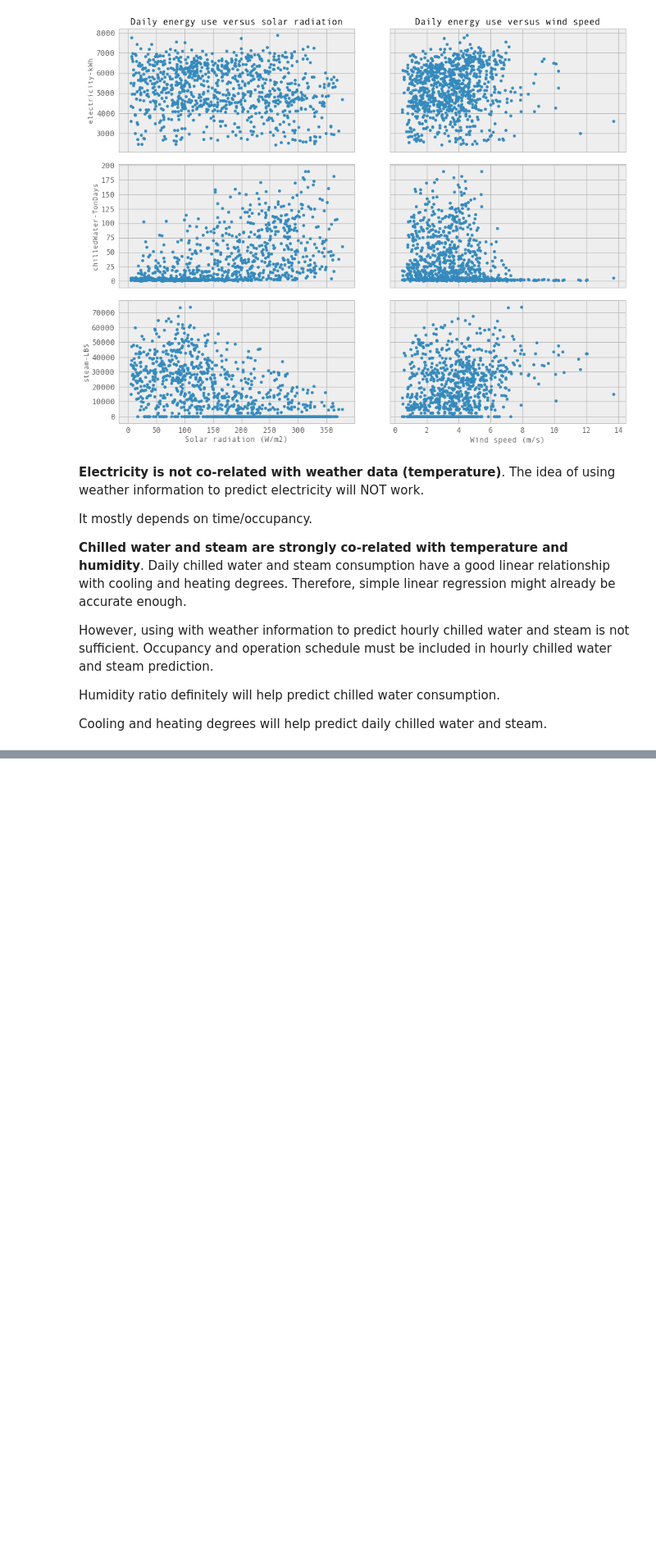
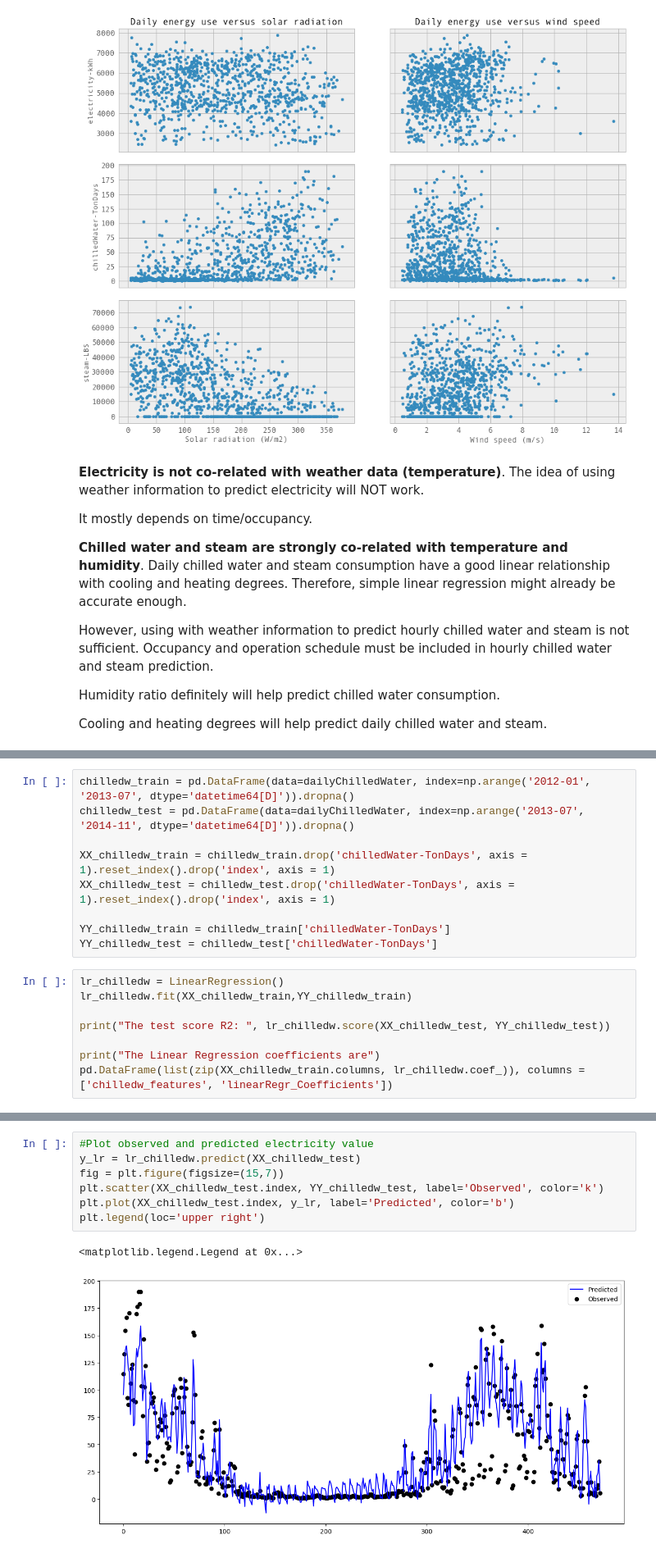
Before and after one commit to louisguitton/ifp-class-ml, a Jupyter notebook: afternoon/Building Energy Demand Prediction.ipynb, the cells around one changed output, grey strips where cells are left out. Shown at 82% size. Saved outputs shown, nothing was run; the diff lists cells and outputs as text; blank space fills up the shorter version.

```diff
--- a/afternoon/Building Energy Demand Prediction.ipynb
+++ b/afternoon/Building Energy Demand Prediction.ipynb
@@ -233,0 +321,17 @@ Cooling and heating degrees will help predict daily chilled water and steam.
+# %%
+chilledw_train = pd.DataFrame(data=dailyChilledWater, index=np.arange('2012-01', '2013-07', dtype='datetime64[D]')).dropna()
+chilledw_test = pd.DataFrame(data=dailyChilledWater, index=np.arange('2013-07', '2014-11', dtype='datetime64[D]')).dropna()
+
+XX_chilledw_train = chilledw_train.drop('chilledWater-TonDays', axis = 1).reset_index().drop('index', axis = 1)
+XX_chilledw_test = chilledw_test.drop('chilledWater-TonDays', axis = 1).reset_index().drop('index', axis = 1)
+
+YY_chilledw_train = chilledw_train['chilledWater-TonDays']
+YY_chilledw_test = chilledw_test['chilledWater-TonDays']
+# %%
+lr_chilledw = LinearRegression()
+lr_chilledw.fit(XX_chilledw_train,YY_chilledw_train)
+
+print("The test score R2: ", lr_chilledw.score(XX_chilledw_test, YY_chilledw_test))
+
+print("The Linear Regression coefficients are")
+pd.DataFrame(list(zip(XX_chilledw_train.columns, lr_chilledw.coef_)), columns = ['chilledw_features', 'linearRegr_Coefficients'])
@@ -233,0 +357,10 @@ Cooling and heating degrees will help predict daily chilled water and steam.
+# %%
+#Plot observed and predicted electricity value
+y_lr = lr_chilledw.predict(XX_chilledw_test)
+fig = plt.figure(figsize=(15,7))
+plt.scatter(XX_chilledw_test.index, YY_chilledw_test, label='Observed', color='k')
+plt.plot(XX_chilledw_test.index, y_lr, label='Predicted', color='b')
+plt.legend(loc='upper right')
+# %% [output]
+<matplotlib.legend.Legend at 0x...>
+[figure, added]
```
Also changed, not shown: parts of 18 cells of this notebook.
